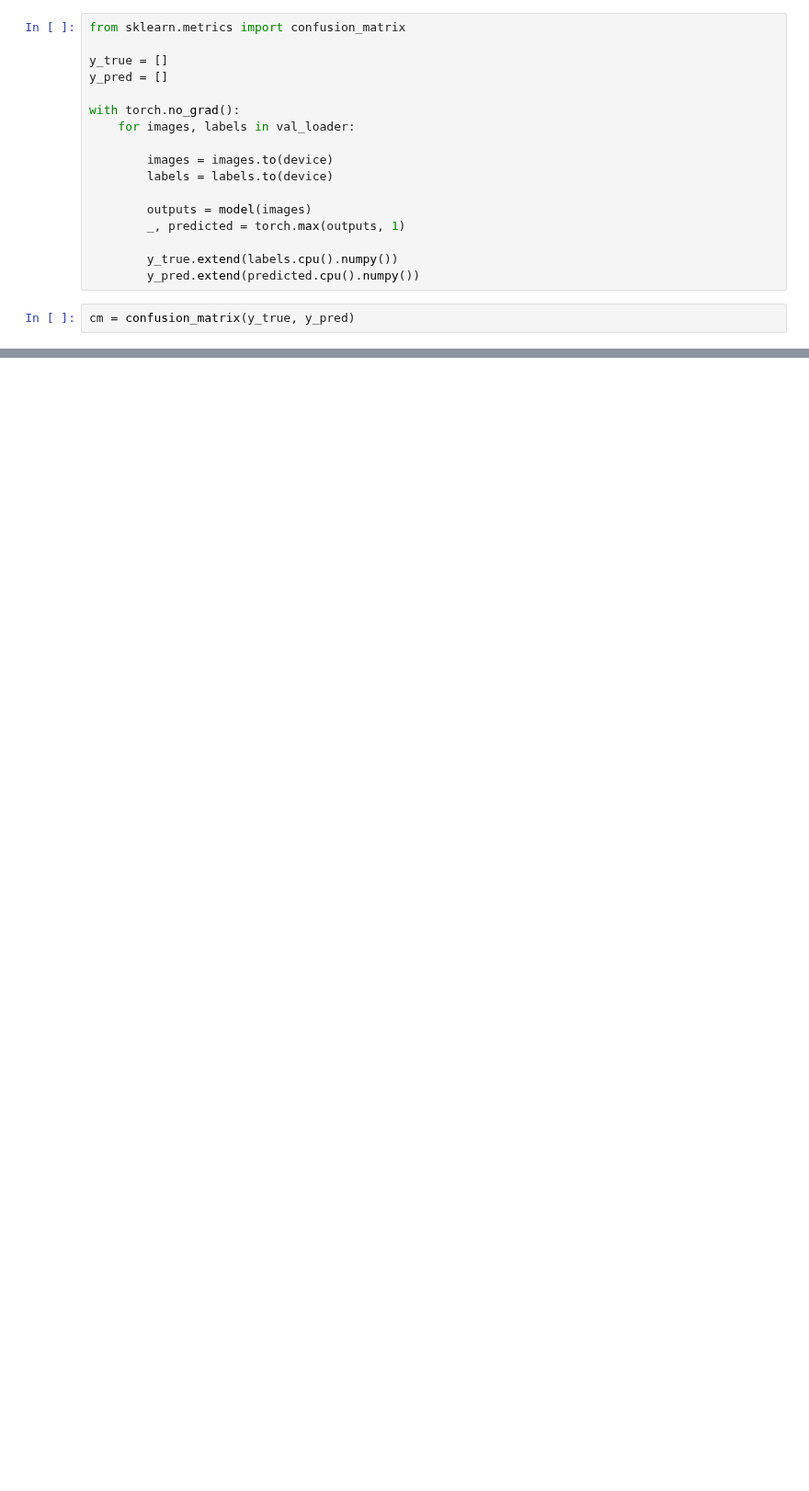
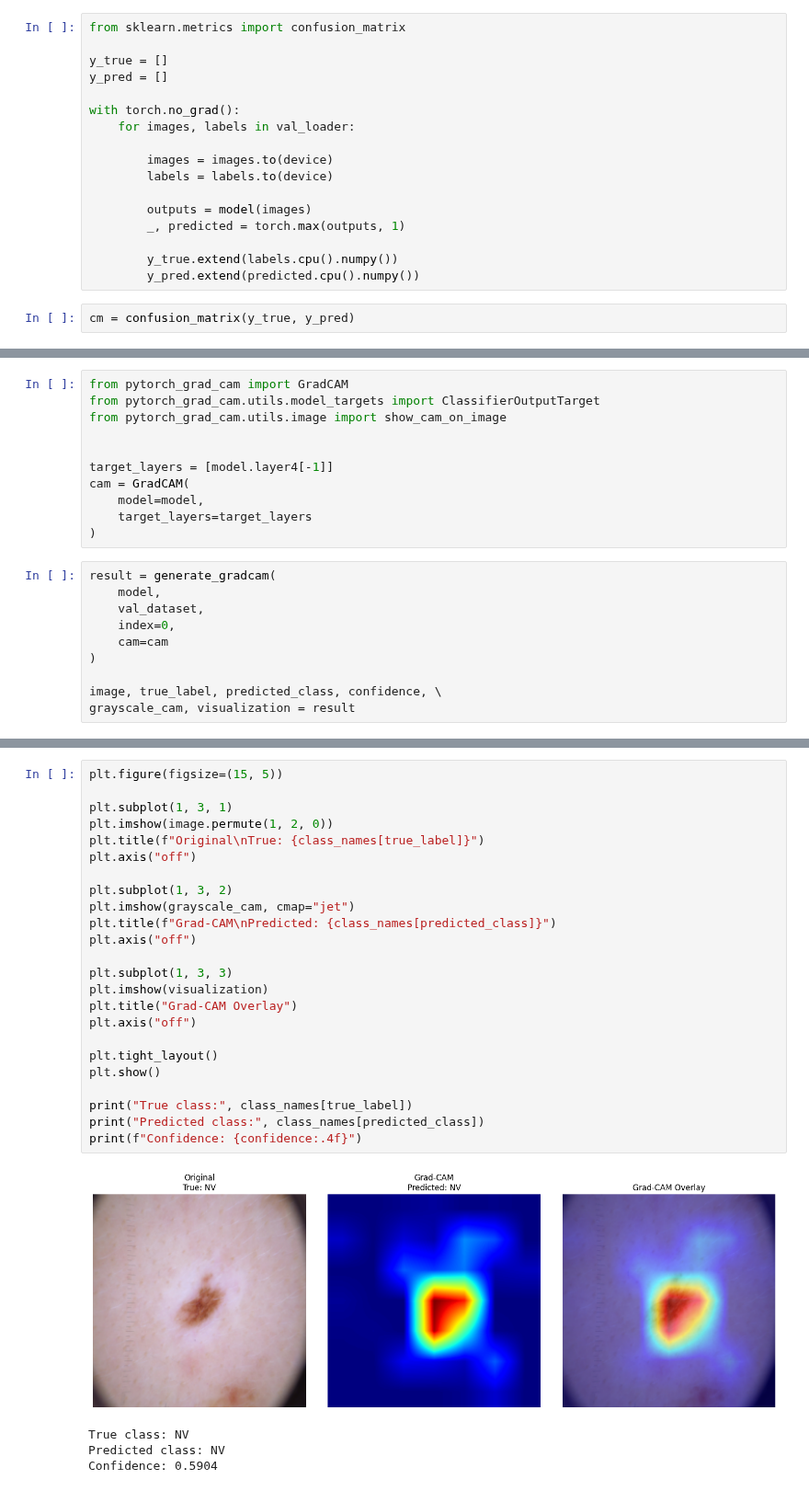
Before and after one commit to SudehMirzaei/explainable-skin-lesion-classification, a Jupyter notebook: skin_lession_classification.ipynb, the cells around one changed output, grey strips where cells are left out. Shown at 92% size. Cells and saved outputs as stored; diff of their text form; blank space fills up the shorter version.

```diff
--- a/skin_lession_classification.ipynb
+++ b/skin_lession_classification.ipynb
@@ -648,0 +808,21 @@ weighted avg       0.79      0.74      0.76      2003
+# %%
+from pytorch_grad_cam import GradCAM
+from pytorch_grad_cam.utils.model_targets import ClassifierOutputTarget
+from pytorch_grad_cam.utils.image import show_cam_on_image
+
+
+target_layers = [model.layer4[-1]]
+cam = GradCAM(
+    model=model,
+    target_layers=target_layers
+)
+# %%
+result = generate_gradcam(
+    model,
+    val_dataset,
+    index=0,
+    cam=cam
+)
+
+image, true_label, predicted_class, confidence, \
+grayscale_cam, visualization = result
@@ -648,0 +837,29 @@ weighted avg       0.79      0.74      0.76      2003
+# %%
+plt.figure(figsize=(15, 5))
+
+plt.subplot(1, 3, 1)
+plt.imshow(image.permute(1, 2, 0))
+plt.title(f"Original\nTrue: {class_names[true_label]}")
+plt.axis("off")
+
+plt.subplot(1, 3, 2)
+plt.imshow(grayscale_cam, cmap="jet")
+plt.title(f"Grad-CAM\nPredicted: {class_names[predicted_class]}")
+plt.axis("off")
+
+plt.subplot(1, 3, 3)
+plt.imshow(visualization)
+plt.title("Grad-CAM Overlay")
+plt.axis("off")
+
+plt.tight_layout()
+plt.show()
+
+print("True class:", class_names[true_label])
+print("Predicted class:", class_names[predicted_class])
+print(f"Confidence: {confidence:.4f}")
+# %% [output]
+[figure, added]
+True class: NV
+Predicted class: NV
+Confidence: 0.5904
```
Also changed, not shown: parts of 48 cells of this notebook.
